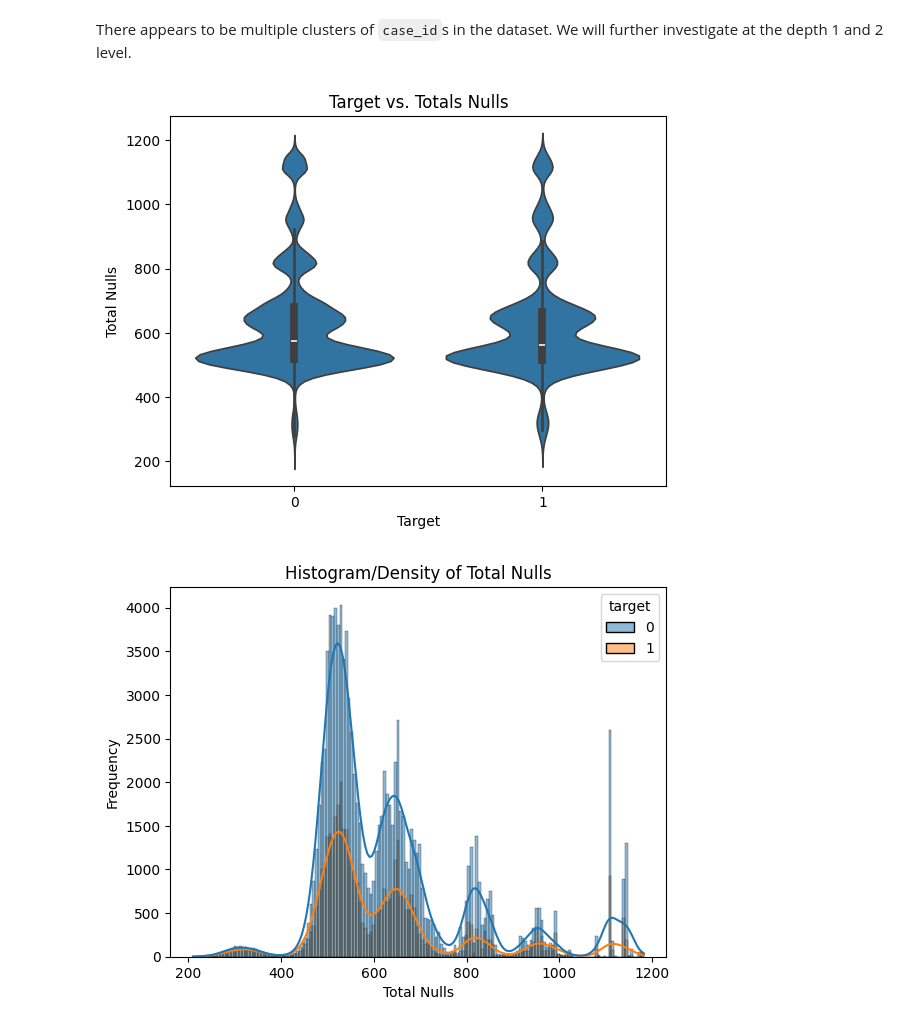
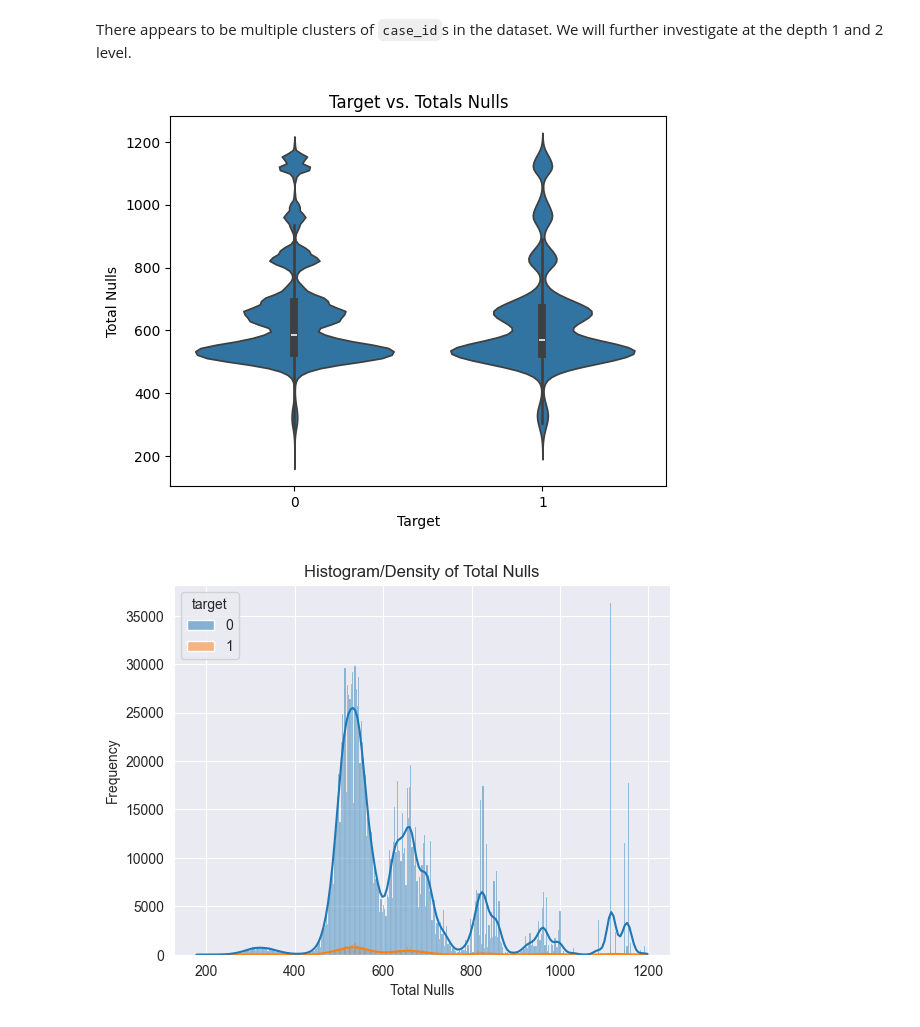
Before and after one commit to DataScienceAndEngineering/machine-learning-dse-i210-final-project-credit-risk, a Jupyter notebook: notebooks/wl_outlier_inspection.ipynb, the cells around one changed output. Cells and saved outputs as stored; diff of their text form; code cells hidden in the pictures.

```diff
--- a/notebooks/wl_outlier_inspection.ipynb
+++ b/notebooks/wl_outlier_inspection.ipynb
@@ -21,7 +25,7 @@ base_file = '../data/raw/csv_files/train/train_base.csv'
 
 Function heavily weights random sampling towards minority class.
 # %%
-n_ids = 150000
+n_ids = 0
 
 df = M.merge_n_case_ids(
     n_ids=n_ids,
@@ -100,14 +104,16 @@ plt.xlabel('Target')
 
 plt.show()
 # %% [output]
-[figure, old version]
+[figure, new version]
 # %%
+sns.set_style('darkgrid')
+
 sns.histplot(data=df_filtered, x='total_nulls', hue='target', kde=True)
 
 plt.xlabel('Total Nulls')
 plt.ylabel('Frequency')
 plt.title('Histogram/Density of Total Nulls')
 
 plt.show()
 # %% [output]
-[figure, old version]
+[figure, new version]
```
Also changed, not shown: parts of 5 cells of this notebook, 1 other file.
